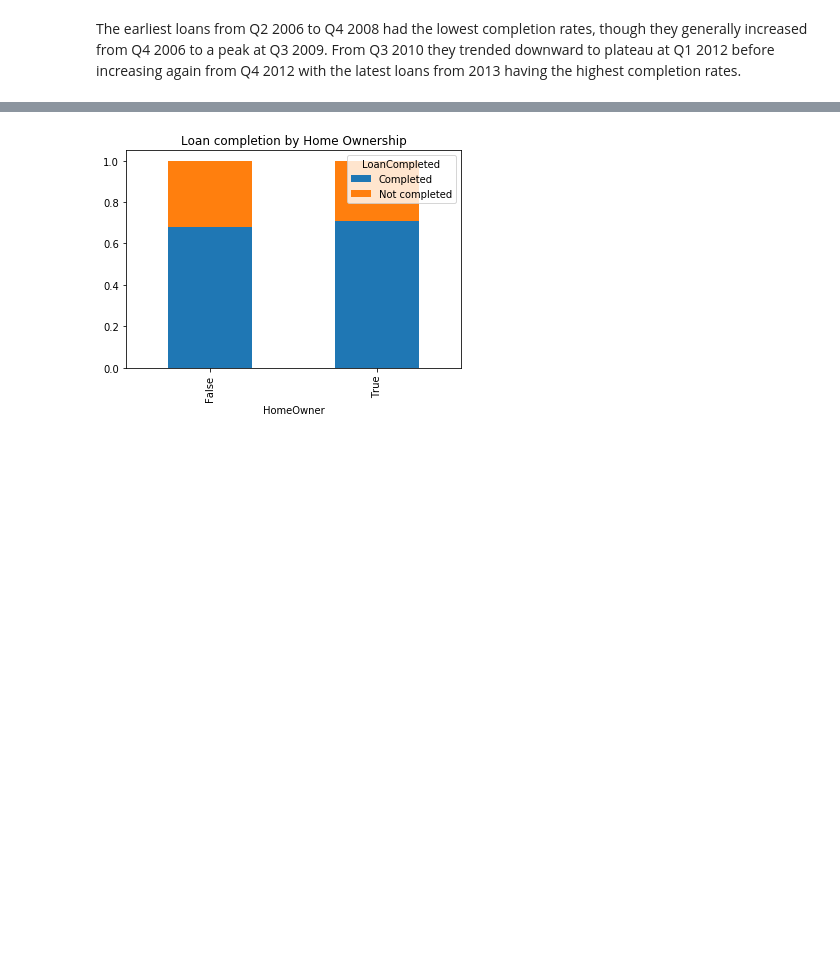
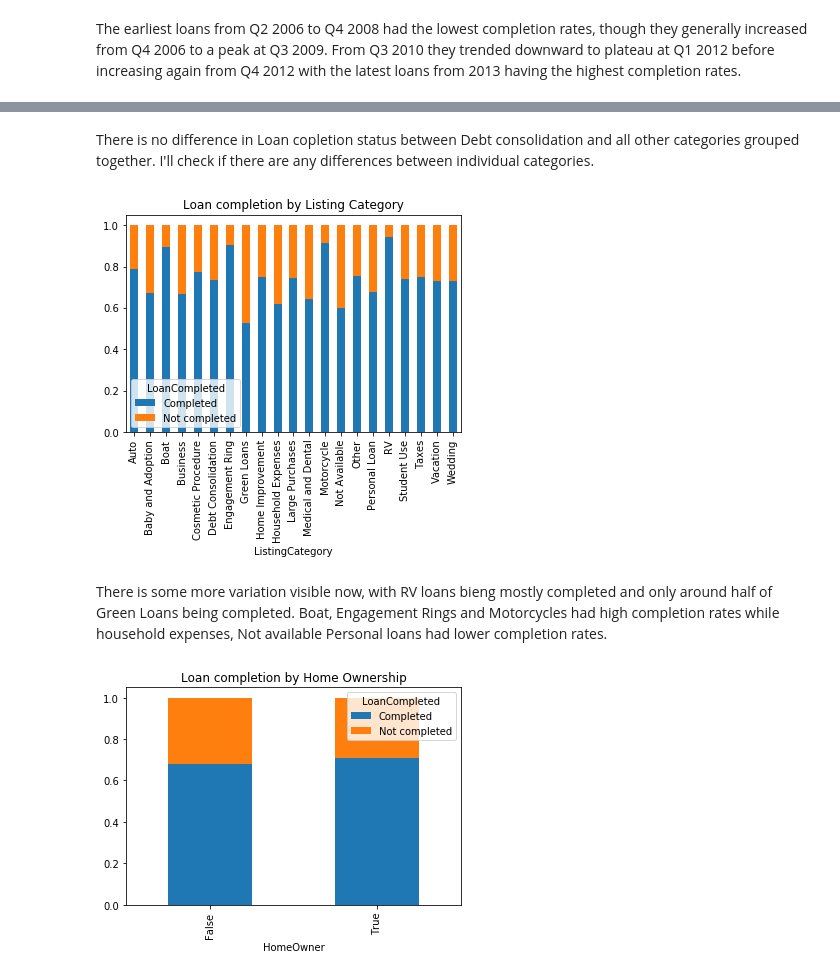
Before and after one commit to Jeffro80/DAND_Communicate_Findings, a Jupyter notebook: exploration-final.ipynb, the cells around one changed output, grey strips where cells are left out. Drawn from its saved outputs; the diff is of its cells as text; code cells hidden in the pictures; blank space fills up the shorter version.

```diff
--- a/exploration-final.ipynb
+++ b/exploration-final.ipynb
@@ -998,3 +1006,13 @@ The earliest loans from Q2 2006 to Q4 2008 had the lowest completion rates, thou
+# %% [markdown]
+There is no difference in Loan copletion status between Debt consolidation and all other categories grouped together. I'll check if there are any differences between individual categories.
+# %%
+# Compare Loan Outcome Status and Loan Category
+listing_props = loans.groupby('ListingCategory')['LoanCompleted'].value_counts(normalize=True).unstack()
+listing_props.plot(kind='bar', stacked='True', title='Loan completion by Listing Category');
+# %% [output]
+[figure, added]
+# %% [markdown]
+There is some more variation visible now, with RV loans bieng mostly completed and only around half of Green Loans being completed. Boat, Engagement Rings and Motorcycles had high completion rates while household expenses, Not available Personal loans had lower completion rates.
 # %%
 # Compare Loan Outcome Status and Home Ownership
 # See if can plot several categorical variables in one set to look for ones that are interesting
```
Also changed, not shown: parts of 17 cells of this notebook.
